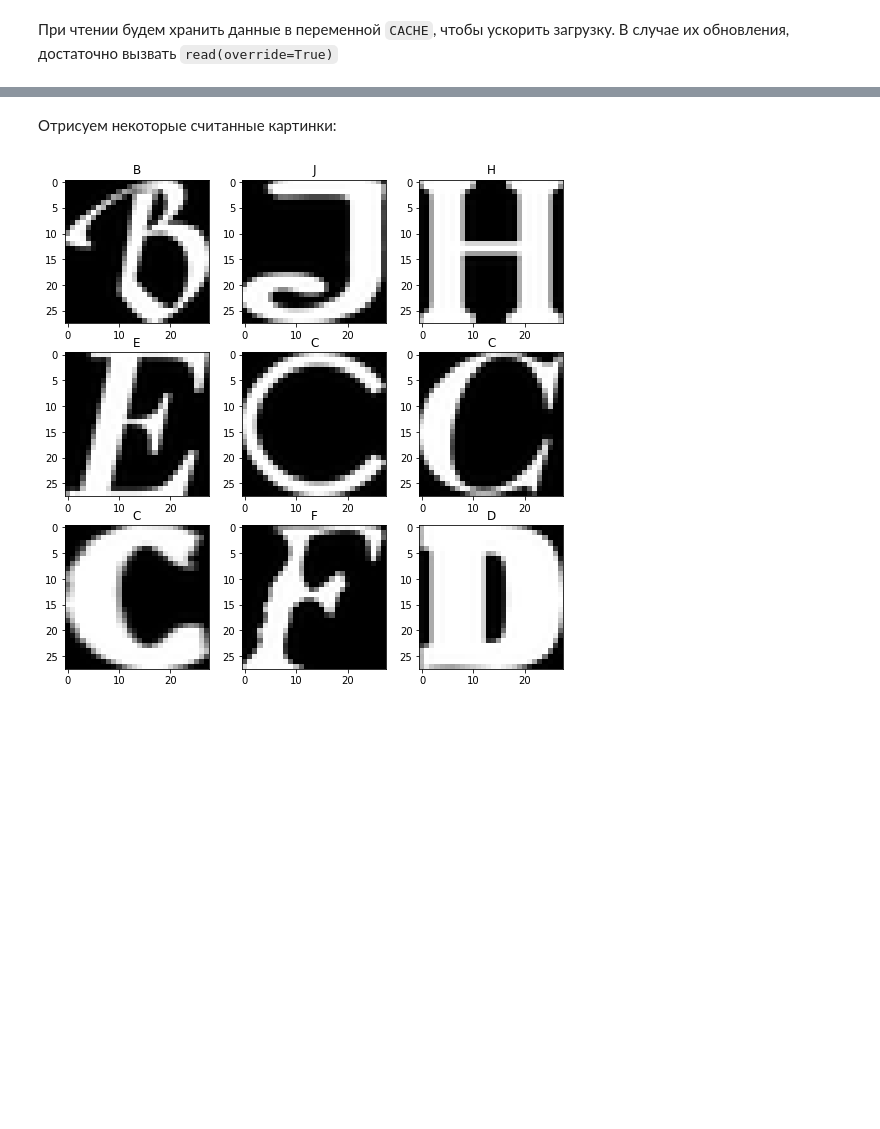
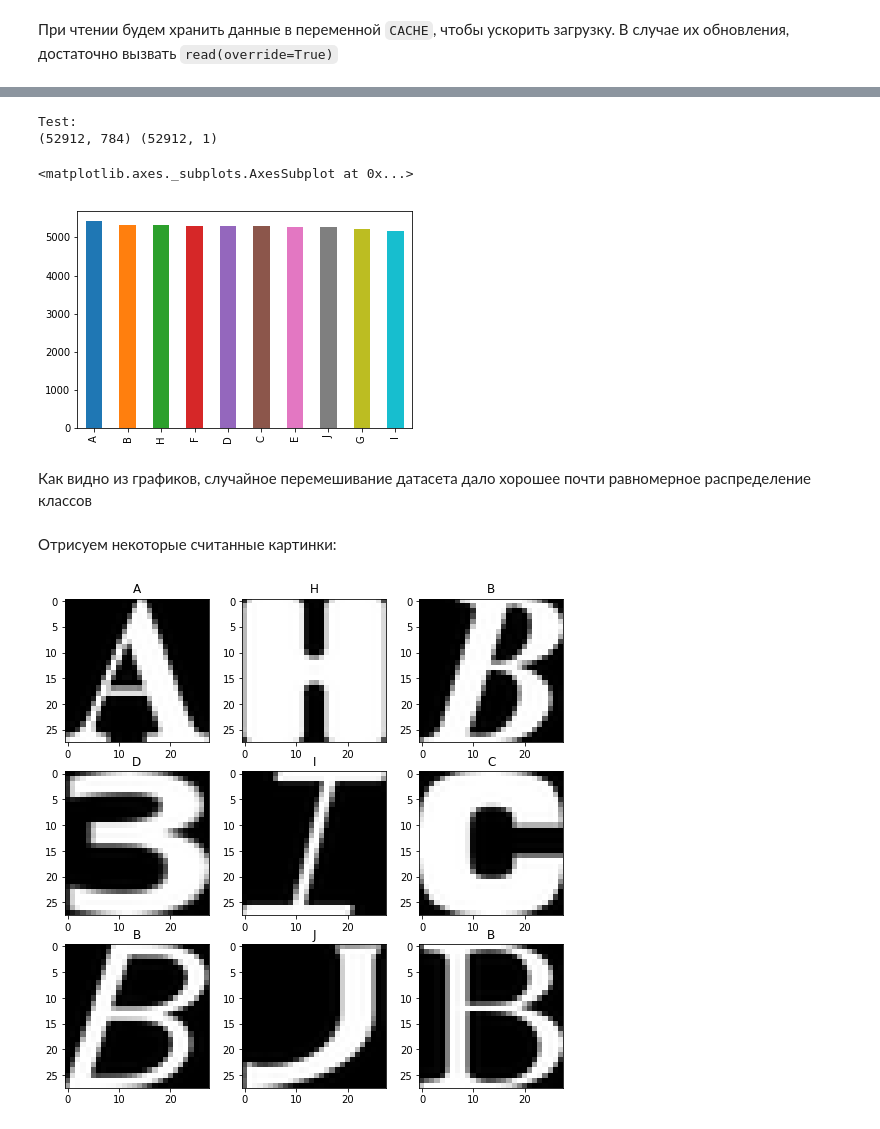
Before and after one commit to zaomatchbox/mo, a Jupyter notebook: part2/lab1/chiselko6/lab1.ipynb, the cells around one changed output, grey strips where cells are left out. Saved outputs shown, nothing was run; the diff lists cells and outputs as text; code cells hidden in the pictures; blank space fills up the shorter version.

```diff
--- a/part2/lab1/chiselko6/lab1.ipynb
+++ b/part2/lab1/chiselko6/lab1.ipynb
@@ -73,3 +81,14 @@ X_large, y_large = shuffle(*get_data(LARGE_DATASET_DIR, verbose=True), random_st
+# %%
+print('Test:')
+print(X_test.shape, y_test.shape)
+y_test[0].value_counts().plot(kind='bar')
+# %% [output]
+Test:
+(52912, 784) (52912, 1)
+<matplotlib.axes._subplots.AxesSubplot at 0x...>
+[figure, added]
+# %% [markdown]
+Как видно из графиков, случайное перемешивание датасета дало хорошее почти равномерное распределение классов
 # %% [markdown]
 Отрисуем некоторые считанные картинки:
 # %%
@@ -77,10 +96,10 @@ fig, ax = plt.subplots(3, 3, figsize=(9, 9))
 for i in range(3):
     for j in range(3):
         idx = i * 3 + j
-        ax[i][j].set_title(y_small.iloc[idx][0])
-        ax[i][j].imshow(np.array(X_small.iloc[idx]).reshape((28, 28)), cmap='gray')
+        ax[i][j].set_title(y_test.iloc[idx][0])
+        ax[i][j].imshow(np.array(X_test.iloc[idx]).reshape((28, 28)), cmap='gray')
 # %% [output]
-[figure, old version]
+[figure, new version]
 # %%
 fig, ax = plt.subplots(3, 3, figsize=(9, 9))
 for i in range(3):
```
Also changed, not shown: parts of 23 cells of this notebook.
